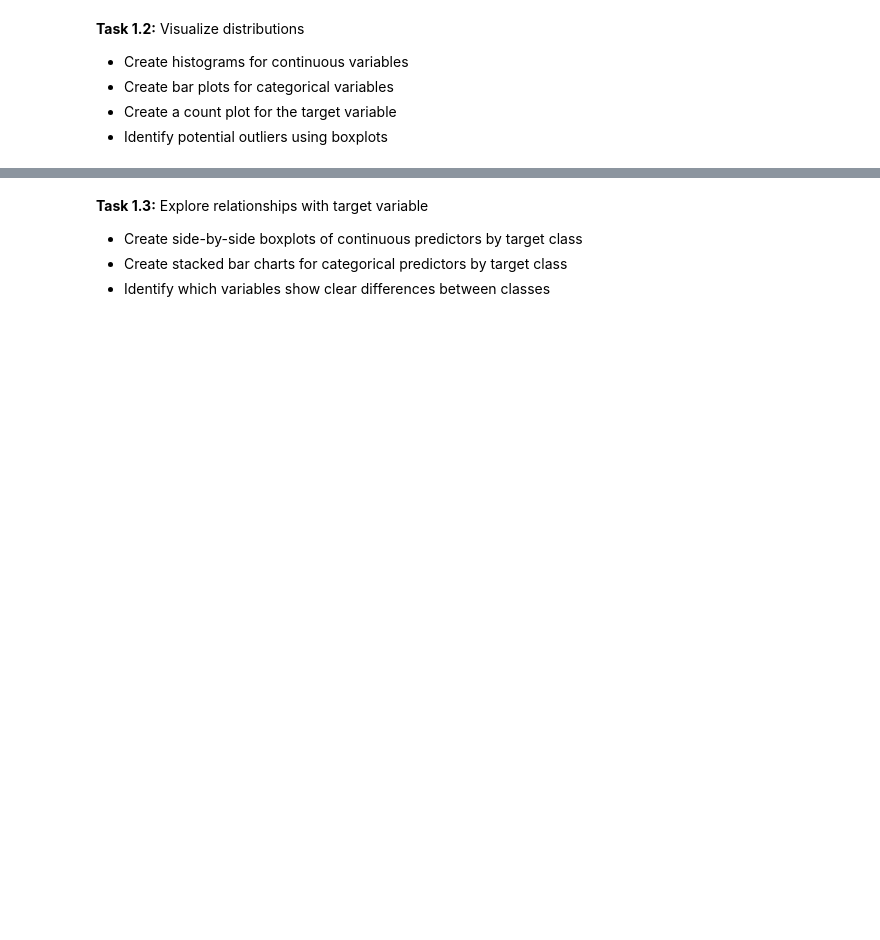
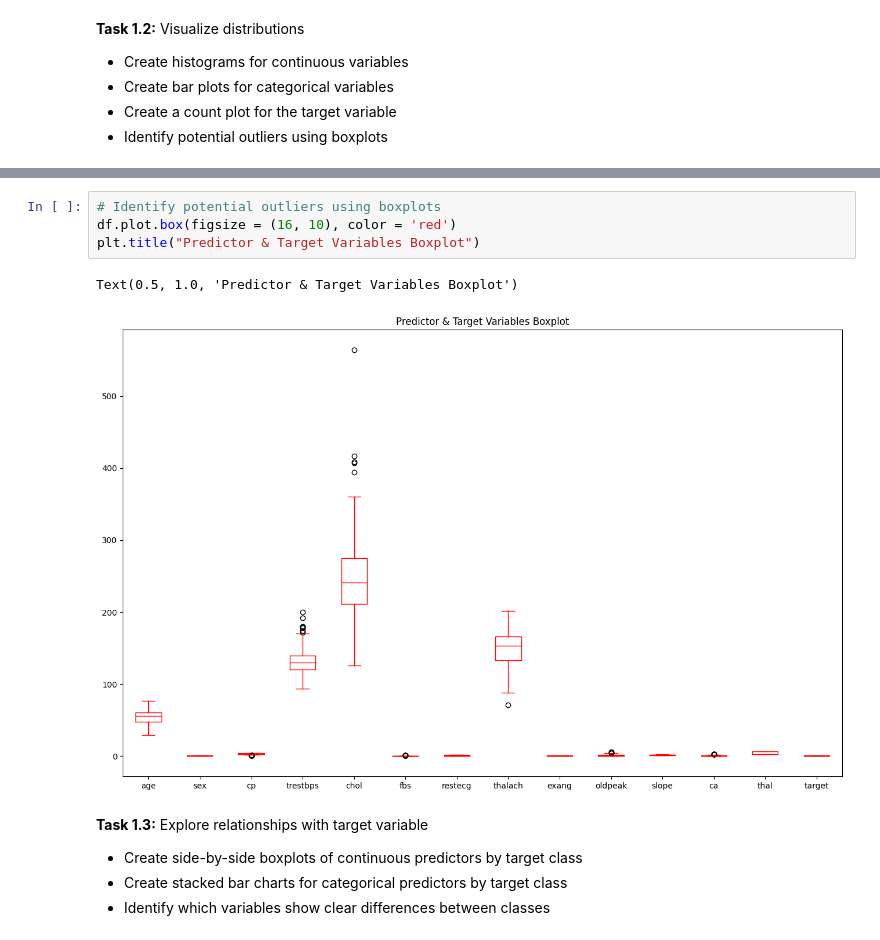
Before and after one commit to Drylryss/Logistic-Regression-Comprehensive-Exercise, a Jupyter notebook: Logistic-Regression-Comprehensive-Exercise.ipynb, the cells around one changed output, grey strips where cells are left out. Drawn from its saved outputs; the diff is of its cells as text; blank space fills up the shorter version.

```diff
--- a/Logistic-Regression-Comprehensive-Exercise.ipynb
+++ b/Logistic-Regression-Comprehensive-Exercise.ipynb
@@ -61,3 +253,10 @@ observations and 13 predictor variables.
+# %%
+# Identify potential outliers using boxplots
+df.plot.box(figsize = (16, 10), color = 'red')
+plt.title("Predictor & Target Variables Boxplot")
+# %% [output]
+Text(0.5, 1.0, 'Predictor & Target Variables Boxplot')
+[figure, added]
 # %% [markdown]
 **Task 1.3:** Explore relationships with target variable    <br>
 - Create side-by-side boxplots of continuous predictors by target class  <br>
```
Also changed, not shown: parts of 30 cells of this notebook.
